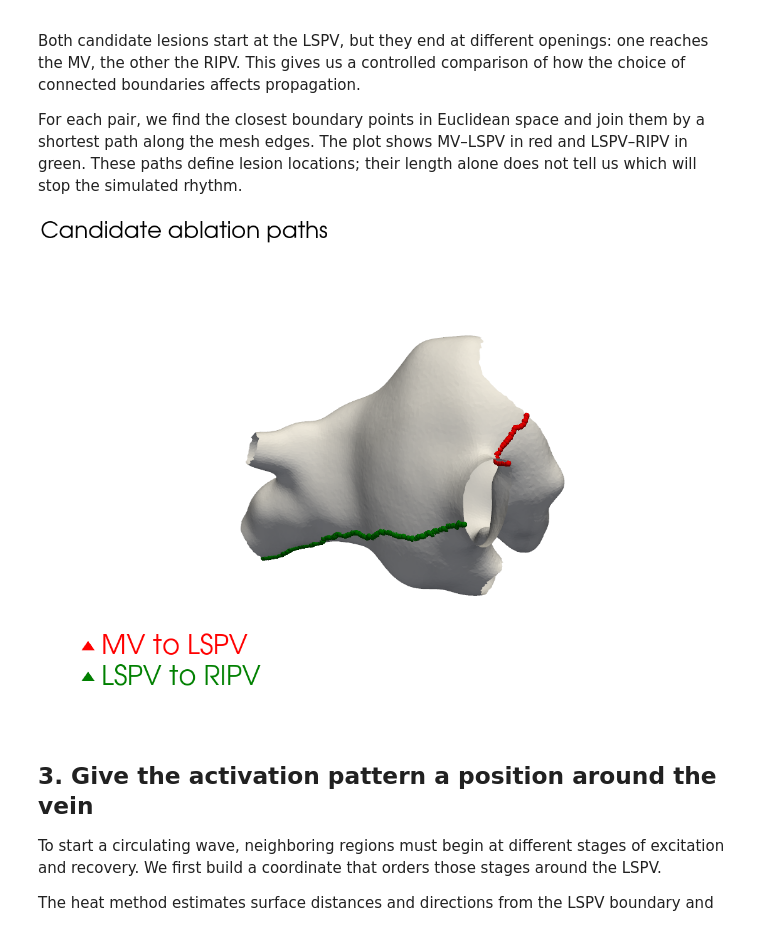
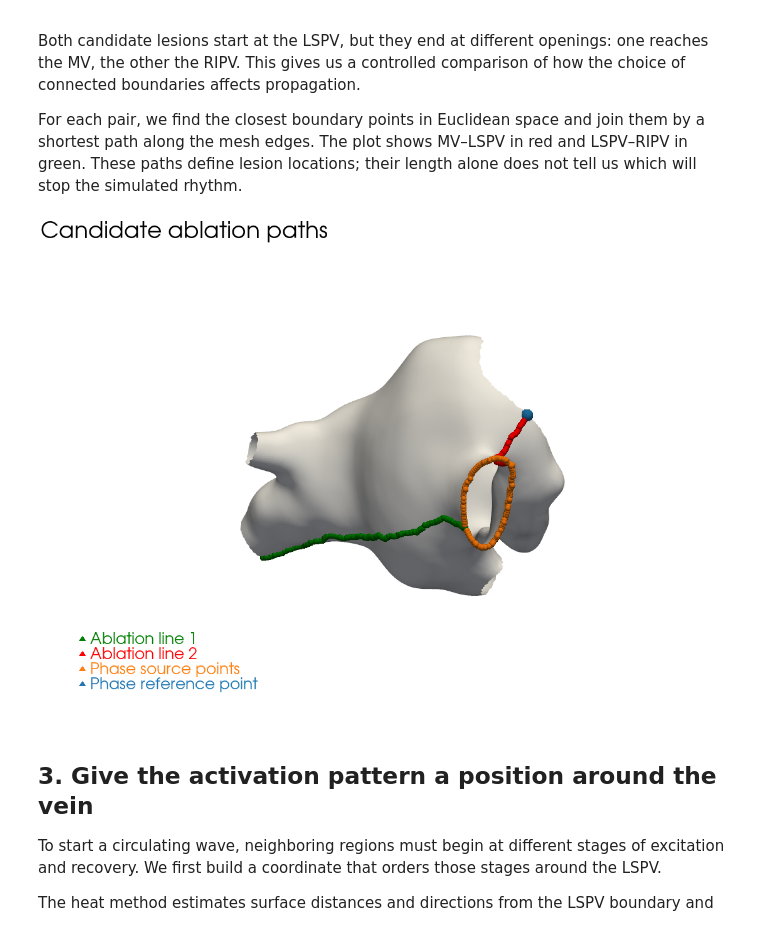
Before and after one commit to finitewave/Finitewave-Tools, a Jupyter notebook: Tutorials/Atrial Tachycardia Ablation.ipynb, the cells around one changed output. Saved outputs shown, nothing was run; the diff lists cells and outputs as text; code cells hidden in the pictures.

```diff
--- a/Tutorials/Atrial Tachycardia Ablation.ipynb
+++ b/Tutorials/Atrial Tachycardia Ablation.ipynb
@@ -89,40 +100,45 @@ def closest_pair(points_a, points_b):
     from scipy.spatial import KDTree
     tree = KDTree(points_b)
     distances, indices_b = tree.query(points_a, k=1)
 
     index_a = np.argmin(distances)
     index_b = indices_b[index_a]
 
     return index_a, index_b
 
 # find two closest points in s1 and s2
 mv_lspv_closest, lspv_mv_closest = closest_pair(mv_points, lspv_points)
 mv_lspv_closest = mv_point_ids[mv_lspv_closest]
 lspv_mv_closest = lspv_point_ids[lspv_mv_closest]
 
 lspv_ripv_closest, ripv_lspv_closest = closest_pair(lspv_points, ripv_points)
 lspv_ripv_closest = lspv_point_ids[lspv_ripv_closest]
 ripv_lspv_closest = ripv_point_ids[ripv_lspv_closest]
 
 # find geodesic path between the two closest points using pyvista
+lspv_to_ripv = poly.geodesic(lspv_ripv_closest, ripv_lspv_closest, progress_bar=True)
+ablation_line_ids_1 = lspv_to_ripv.point_data["vtkOriginalPointIds"]
+
 mv_to_lspv = poly.geodesic(mv_lspv_closest, lspv_mv_closest, progress_bar=True)
-mv_to_lspv_ids = mv_to_lspv.point_data["vtkOriginalPointIds"]
+ablation_line_ids_2 = mv_to_lspv.point_data["vtkOriginalPointIds"]
 
-lspv_to_ripv = poly.geodesic(lspv_ripv_closest, ripv_lspv_closest, progress_bar=True)
-lspv_to_ripv_ids = lspv_to_ripv.point_data["vtkOriginalPointIds"]
+phase_core_ids = lspv_point_ids
+phase_reference_id = mv_lspv_closest
 
 pv.set_jupyter_backend("static")
 pl = pv.Plotter(window_size=(1100, 800))
 pl.set_background("white")
 pl.add_text("Candidate ablation paths", position="upper_left", font_size=16, color="black")
-pl.camera_position = camera_position
+pl.camera_position = CAMERA_POSITION
 pl.add_mesh(poly, color="white", opacity=1., show_edges=False)
-pl.add_points(points[mv_to_lspv_ids], label="MV to LSPV", color="red", render_points_as_spheres=True, point_size=10)
-pl.add_points(points[lspv_to_ripv_ids], label="LSPV to RIPV", color="green", render_points_as_spheres=True, point_size=10)
+pl.add_points(points[ablation_line_ids_1], label="Ablation line 1", color="green", render_points_as_spheres=True, point_size=10)
+pl.add_points(points[ablation_line_ids_2], label="Ablation line 2", color="red", render_points_as_spheres=True, point_size=10)
+pl.add_points(points[phase_core_ids], label="Phase source points", color="tab:orange", render_points_as_spheres=True, point_size=10)
+pl.add_points(points[phase_reference_id], label="Phase reference point", color="tab:blue", render_points_as_spheres=True, point_size=20)
 pl.add_legend(bcolor="white", loc="lower left", size=(0.28, 0.13))
 pl.show()
 # %% [output]
-[figure, old version]
+[figure, new version]
 # %% [markdown]
 ## 3. Give the activation pattern a position around the vein
 
```
Also changed, not shown: parts of 10 cells of this notebook, 14 other files.
